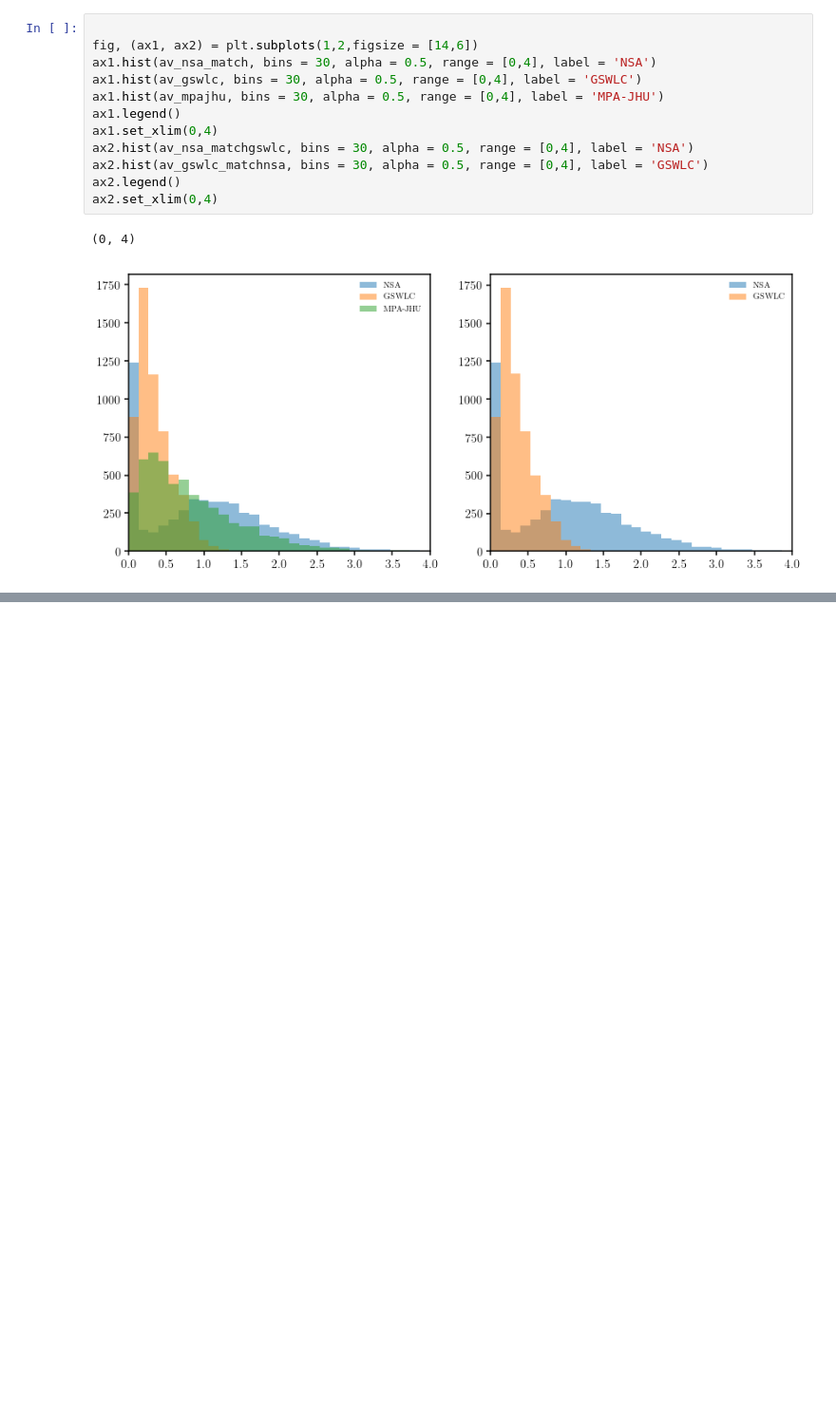
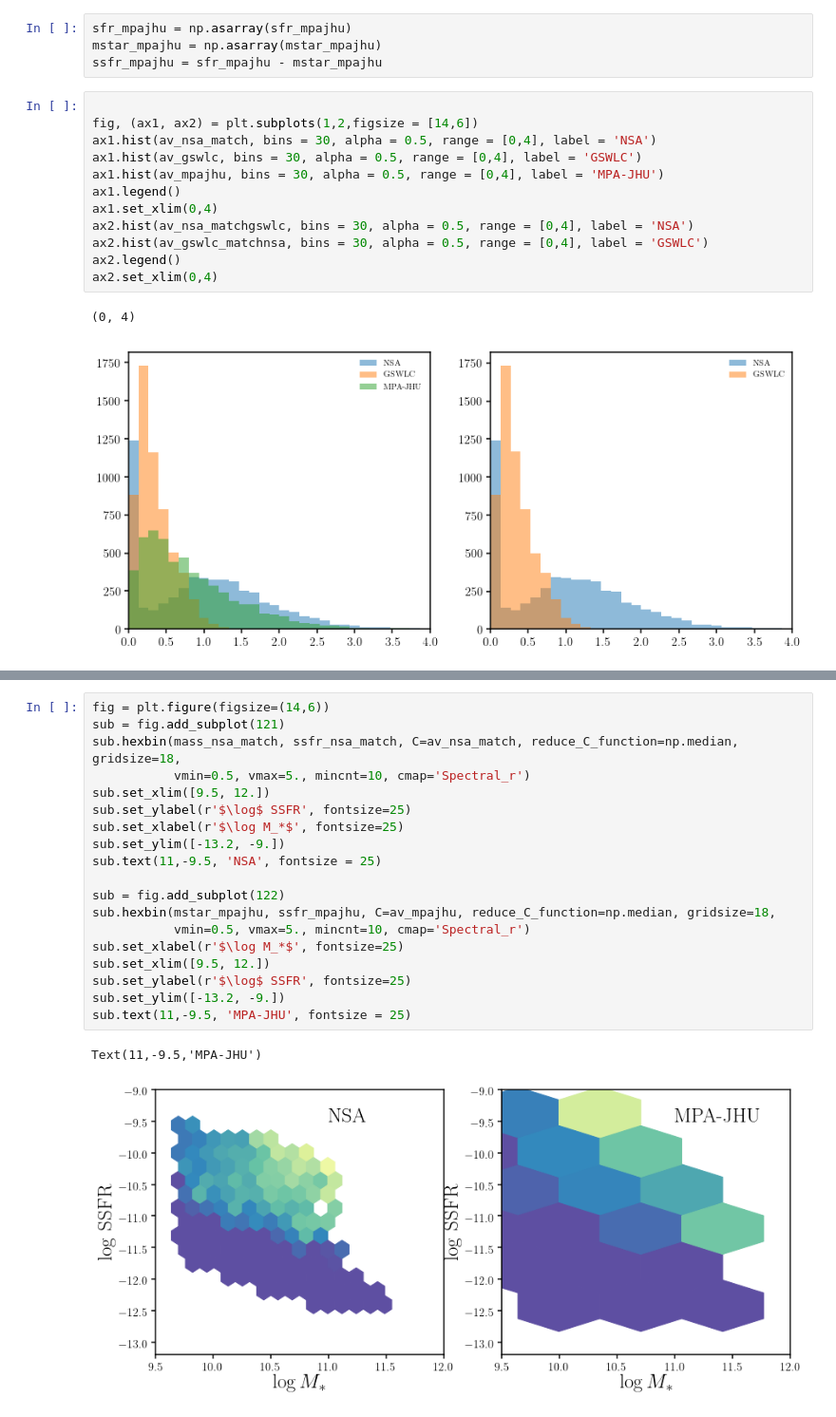
Before and after one commit to IQcollaboratory/galpopFM, a Jupyter notebook: nb/gswlc_sdss_Av.ipynb, the cells around one changed output, grey strips where cells are left out. Shown at 95% size. Saved outputs shown, nothing was run; the diff lists cells and outputs as text; blank space fills up the shorter version.

```diff
--- a/nb/gswlc_sdss_Av.ipynb
+++ b/nb/gswlc_sdss_Av.ipynb
@@ -203,3 +222,7 @@ number of galaxies from GSWLC in just Tinker NSA sample:  5769 5769 5769
+# %%
+sfr_mpajhu = np.asarray(sfr_mpajhu)
+mstar_mpajhu = np.asarray(mstar_mpajhu)
+ssfr_mpajhu = sfr_mpajhu - mstar_mpajhu
 # %%
 
 fig, (ax1, ax2) = plt.subplots(1,2,figsize = [14,6])
@@ -244,0 +267,22 @@ sub.set_ylim([-13.2, -9.])
+# %%
+fig = plt.figure(figsize=(14,6))
+sub = fig.add_subplot(121)
+sub.hexbin(mass_nsa_match, ssfr_nsa_match, C=av_nsa_match, reduce_C_function=np.median, gridsize=18,
+           vmin=0.5, vmax=5., mincnt=10, cmap='Spectral_r')
+sub.set_xlim([9.5, 12.])
+sub.set_ylabel(r'$\log$ SSFR', fontsize=25)
+sub.set_xlabel(r'$\log M_*$', fontsize=25)
+sub.set_ylim([-13.2, -9.])
+sub.text(11,-9.5, 'NSA', fontsize = 25)
+
+sub = fig.add_subplot(122)
+sub.hexbin(mstar_mpajhu, ssfr_mpajhu, C=av_mpajhu, reduce_C_function=np.median, gridsize=18,
+           vmin=0.5, vmax=5., mincnt=10, cmap='Spectral_r')
+sub.set_xlabel(r'$\log M_*$', fontsize=25)
+sub.set_xlim([9.5, 12.])
+sub.set_ylabel(r'$\log$ SSFR', fontsize=25)
+sub.set_ylim([-13.2, -9.])
+sub.text(11,-9.5, 'MPA-JHU', fontsize = 25)
+# %% [output]
+Text(11,-9.5,'MPA-JHU')
+[figure, added]
```
Also changed, not shown: parts of 6 cells of this notebook.
